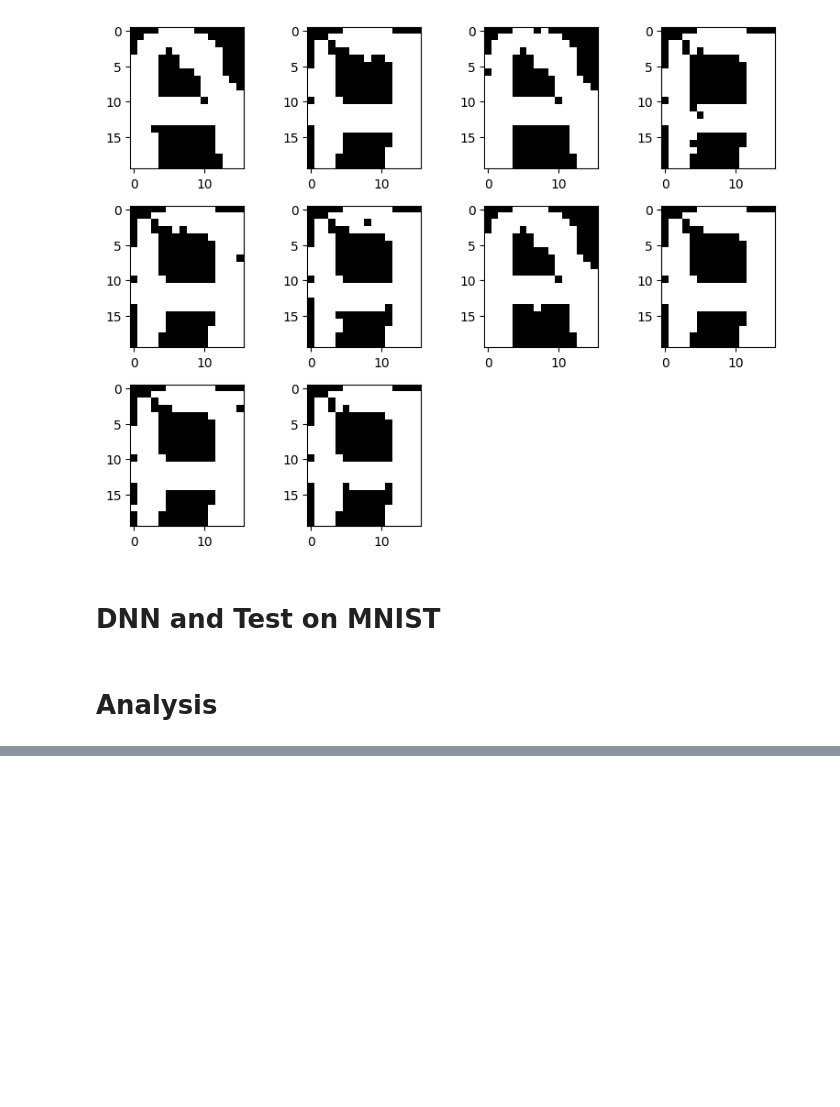
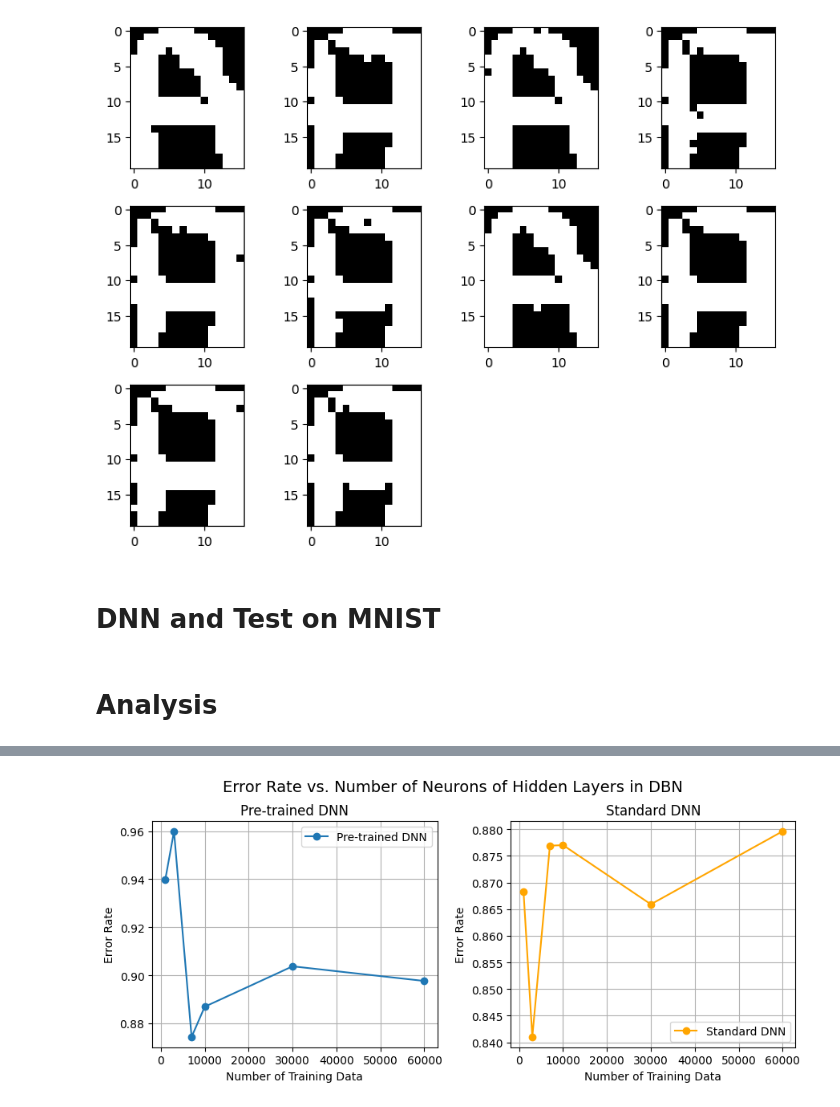
Before and after one commit to MohamedNaama91200/DeepLearning, a Jupyter notebook: Project.ipynb, the cells around one changed output, grey strips where cells are left out. Saved outputs shown, nothing was run; the diff lists cells and outputs as text; code cells hidden in the pictures; blank space fills up the shorter version.

```diff
--- a/Project.ipynb
+++ b/Project.ipynb
@@ -462,0 +506,39 @@ plt.show()
+# %%
+nb_train_data = [1000, 3000, 7000, 10000, 30000, 60000]
+
+network_size = [nb_features] + [200,200] + [nb_classes]
+
+e_pretrained_dnn = []
+e_dnn = []
+
+for n in nb_train_data:
+    error_rate = train_and_test_dnn(network_size, train_images[:n], encoded_train_labels[:n], test_images, test_labels)
+    e_pretrained_dnn.append(error_rate)
+
+    error_rate = train_and_test_dnn(network_size, train_images, encoded_train_labels, test_images, test_labels, pretrain=False)
+    e_dnn.append(error_rate)
+
+fig, axs = plt.subplots(1, 2, figsize=(9, 4))
+
+axs[0].plot(nb_train_data, e_pretrained_dnn, label='Pre-trained DNN', marker='o')
+axs[0].set_title('Pre-trained DNN')
+axs[0].set_xlabel('Number of Training Data')
+axs[0].set_ylabel('Error Rate')
+axs[0].grid(True)
+axs[0].legend()
+
+axs[1].plot(nb_train_data, e_dnn, label='Standard DNN', marker='o', color='orange')
+axs[1].set_title('Standard DNN')
+axs[1].set_xlabel('Number of Training Data')
+axs[1].set_ylabel('Error Rate')
+axs[1].grid(True)
+axs[1].legend()
+
+fig.suptitle('Error Rate vs. Number of Neurons of Hidden Layers in DBN', fontsize=14)
+
+plt.tight_layout()
+plt.subplots_adjust(top=0.85)
+
+plt.show()
+# %% [output]
+[figure, added]
```
Also changed, not shown: parts of 3 cells of this notebook.
